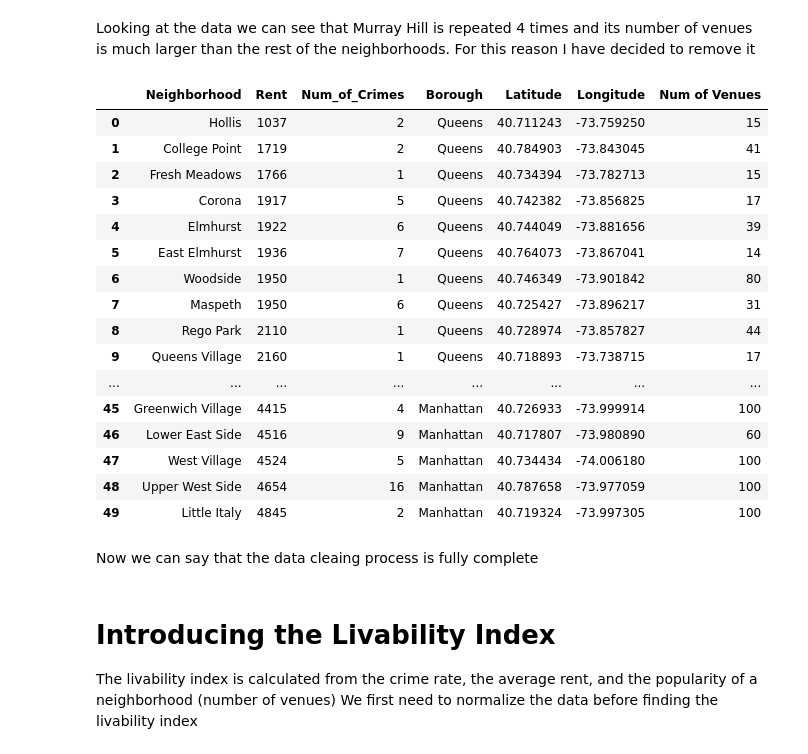
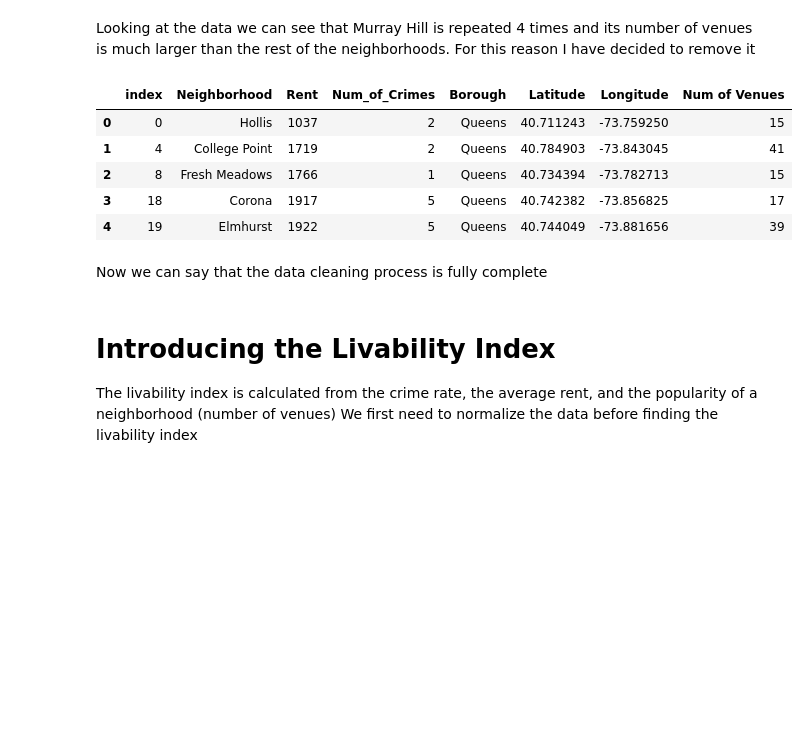
Before and after one commit to h-sarhan/IBM_Data_Science_Capstone, a Jupyter notebook: Battle of the Neighborhoods.ipynb, the cells around one changed output. Drawn from its saved outputs; the diff is of its cells as text; code cells hidden in the pictures; blank space fills up the shorter version.

```diff
--- a/Battle of the Neighborhoods.ipynb
+++ b/Battle of the Neighborhoods.ipynb
@@ -532,6 +487,6 @@ NYCRENT = pd.concat([q_nbhds_rent, brook_nbhds_rent, bronx_nbhds_rent, m_nbhds_r
 # %%
 NYCRENT.reset_index(inplace = True)
 # %%
-NYCRENT.drop(['index'],axis = 1, inplace = True)
-NYCRENT
+# NYCRENT.drop(['index'],axis = 1, inplace = True)
+NYCRENT.head()
 # %% [output]
@@ -698,27 +608,16 @@ Looking at the data we can see that Murray Hill is repeated 4 times and its numb
 NYC.drop([1,2,3,4], axis = 0, inplace = True)
 # %%
 NYC.reset_index(inplace = True, drop = True)
-NYC
+NYC.head()
 # %% [output]
-|  | Neighborhood | Rent | Num_of_Crimes | Borough | Latitude | Longitude | Num of Venues |
-| 0 | Hollis | 1037 | 2 | Queens | 40.711243 | -73.759250 | 15 |
-| 1 | College Point | 1719 | 2 | Queens | 40.784903 | -73.843045 | 41 |
-| 2 | Fresh Meadows | 1766 | 1 | Queens | 40.734394 | -73.782713 | 15 |
-| 3 | Corona | 1917 | 5 | Queens | 40.742382 | -73.856825 | 17 |
-| 4 | Elmhurst | 1922 | 6 | Queens | 40.744049 | -73.881656 | 39 |
-| 5 | East Elmhurst | 1936 | 7 | Queens | 40.764073 | -73.867041 | 14 |
-| 6 | Woodside | 1950 | 1 | Queens | 40.746349 | -73.901842 | 80 |
-| 7 | Maspeth | 1950 | 6 | Queens | 40.725427 | -73.896217 | 31 |
-| 8 | Rego Park | 2110 | 1 | Queens | 40.728974 | -73.857827 | 44 |
-| 9 | Queens Village | 2160 | 1 | Queens | 40.718893 | -73.738715 | 17 |
-| ... | ... | ... | ... | ... | ... | ... | ... |
-| 45 | Greenwich Village | 4415 | 4 | Manhattan | 40.726933 | -73.999914 | 100 |
-| 46 | Lower East Side | 4516 | 9 | Manhattan | 40.717807 | -73.980890 | 60 |
-| 47 | West Village | 4524 | 5 | Manhattan | 40.734434 | -74.006180 | 100 |
-| 48 | Upper West Side | 4654 | 16 | Manhattan | 40.787658 | -73.977059 | 100 |
-| 49 | Little Italy | 4845 | 2 | Manhattan | 40.719324 | -73.997305 | 100 |
+|  | index | Neighborhood | Rent | Num_of_Crimes | Borough | Latitude | Longitude | Num of Venues |
+| 0 | 0 | Hollis | 1037 | 2 | Queens | 40.711243 | -73.759250 | 15 |
+| 1 | 4 | College Point | 1719 | 2 | Queens | 40.784903 | -73.843045 | 41 |
+| 2 | 8 | Fresh Meadows | 1766 | 1 | Queens | 40.734394 | -73.782713 | 15 |
+| 3 | 18 | Corona | 1917 | 5 | Queens | 40.742382 | -73.856825 | 17 |
+| 4 | 19 | Elmhurst | 1922 | 5 | Queens | 40.744049 | -73.881656 | 39 |
 # %% [markdown]
-Now we can say that the data cleaing process is fully complete
+Now we can say that the data cleaning process is fully complete
 # %% [markdown]
 # Introducing the Livability Index
 The livability index is calculated from the crime rate, the average rent, and the popularity of a neighborhood (number of venues)
```
Also changed, not shown: parts of 21 cells of this notebook, 3 other files.
